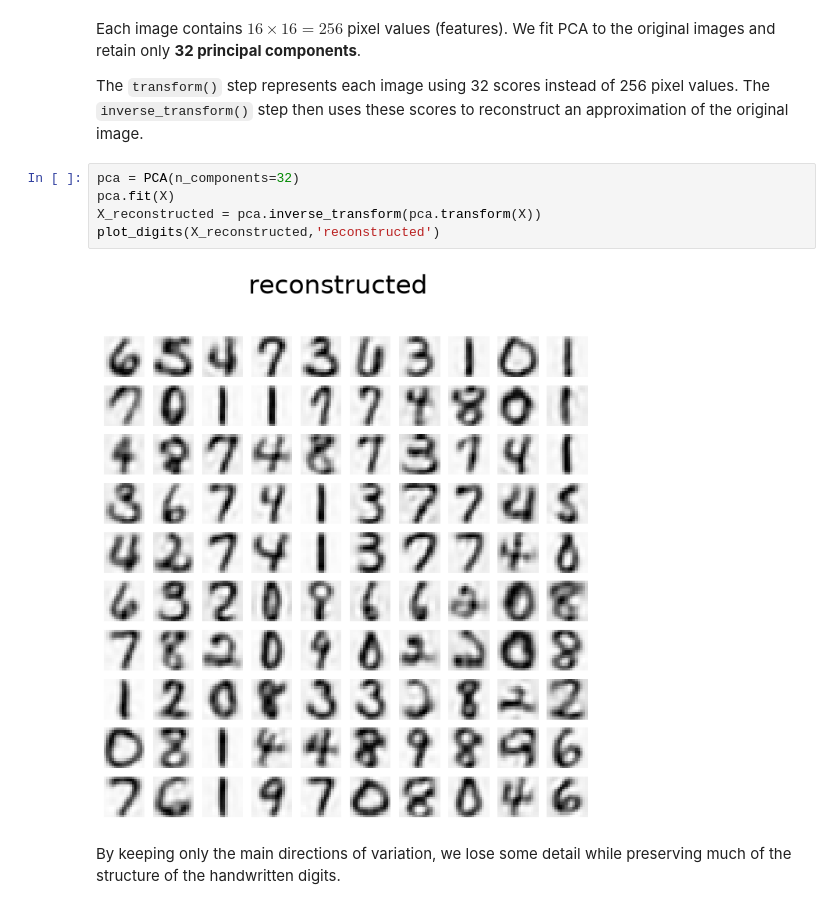
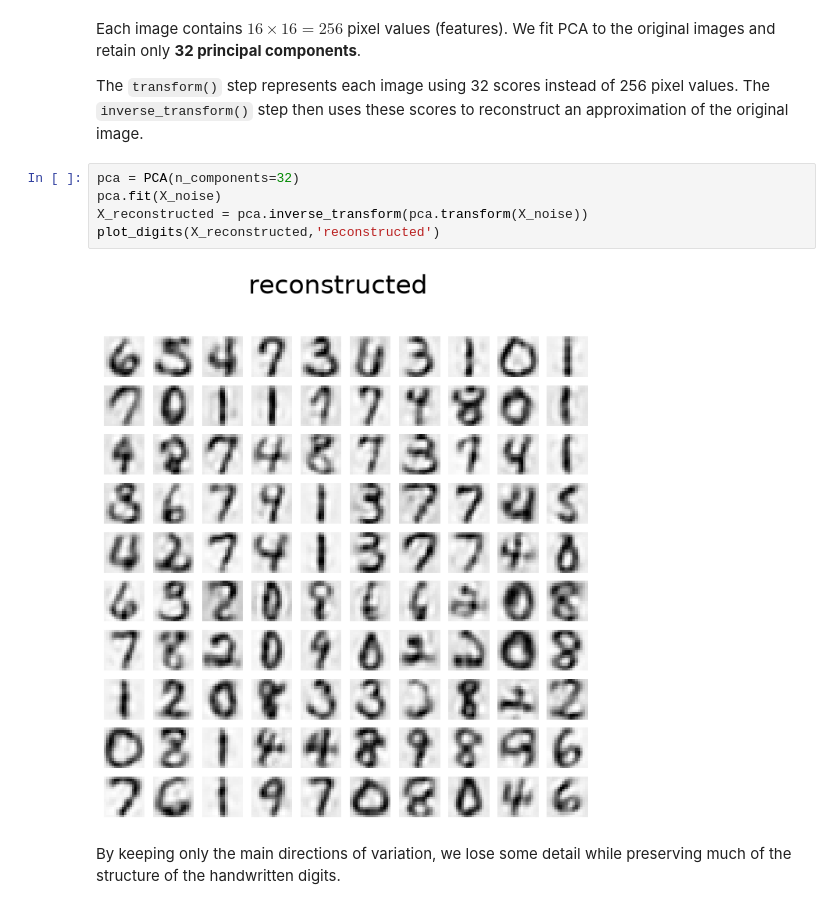
Before and after one commit to dsl-unibe-ch/machine-learning, a Jupyter notebook: 4_ML_UL_PCA_Embeddings.ipynb, the cells around one changed output. Cells and saved outputs as stored; diff of their text form.

Commit message:
correct the noise code

```diff
--- a/4_ML_UL_PCA_Embeddings.ipynb
+++ b/4_ML_UL_PCA_Embeddings.ipynb
@@ -727,11 +727,11 @@ Each image contains $16 \times 16 = 256$ pixel values (features). We fit PCA to
 The `transform()` step represents each image using 32 scores instead of 256 pixel values. The `inverse_transform()` step then uses these scores to reconstruct an approximation of the original image.
 # %%
 pca = PCA(n_components=32)
-pca.fit(X)
-X_reconstructed = pca.inverse_transform(pca.transform(X))
+pca.fit(X_noise)
+X_reconstructed = pca.inverse_transform(pca.transform(X_noise))
 plot_digits(X_reconstructed,'reconstructed')
 # %% [output]
-[figure, old version]
+[figure, new version]
 # %% [markdown]
 By keeping only the main directions of variation, we lose some detail while preserving much of the structure of the handwritten digits.
 # %% [markdown]
```
Also changed, not shown: parts of 4 cells of this notebook.
